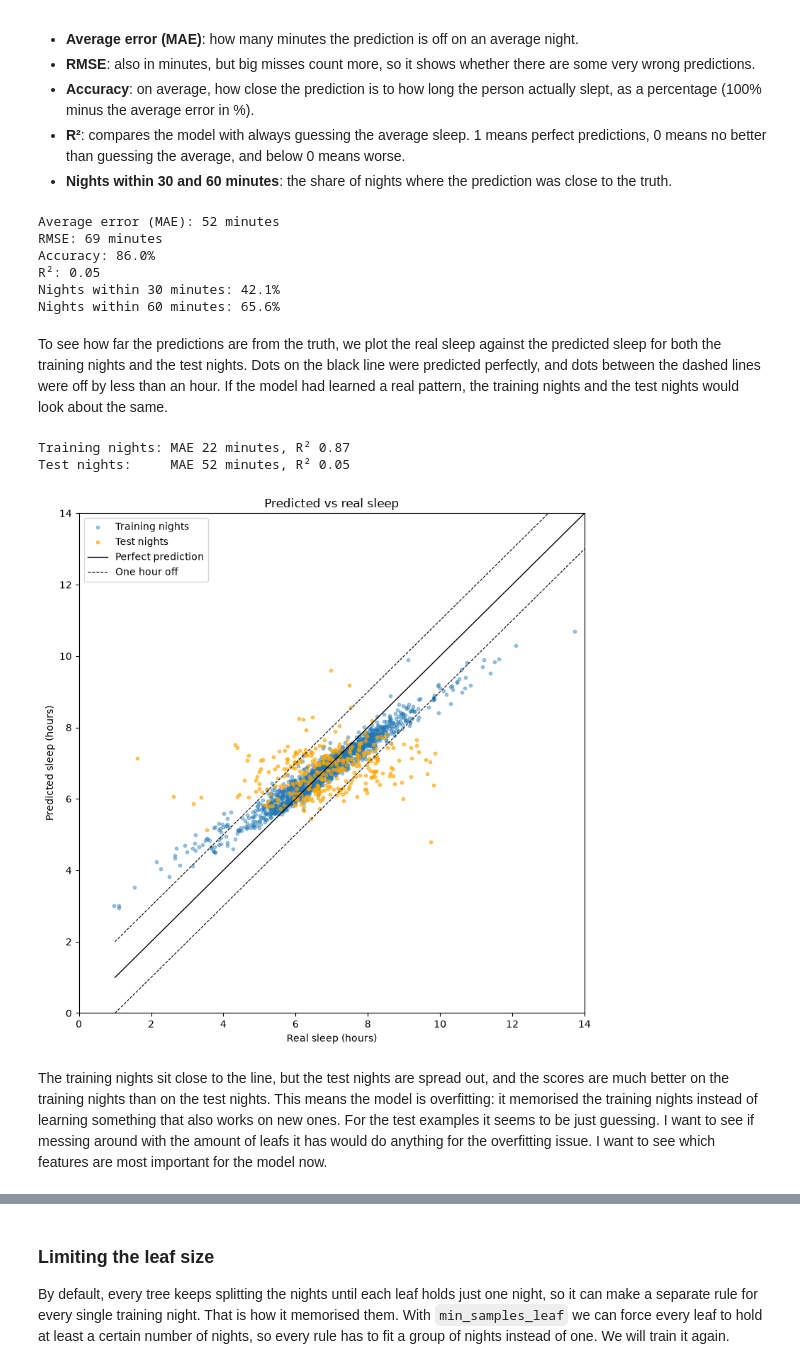
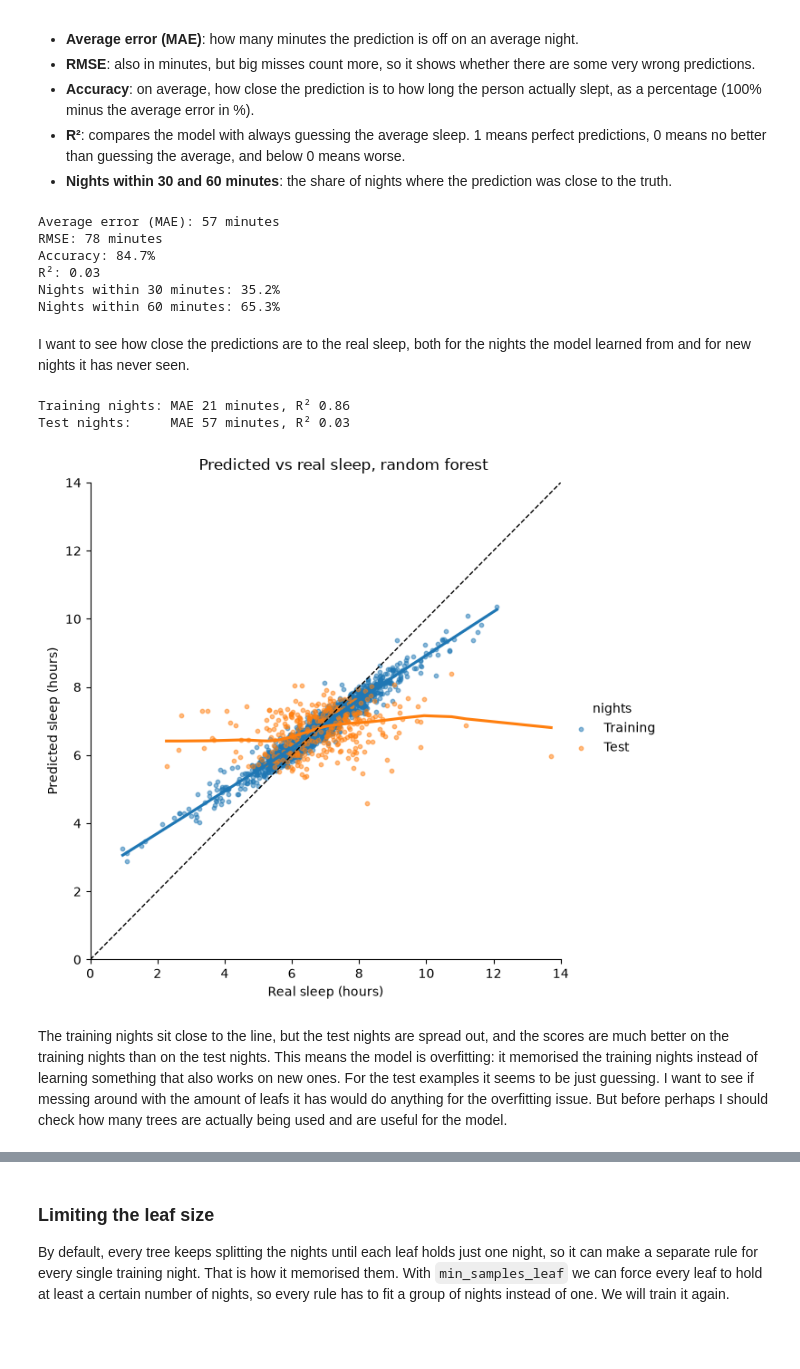
Before and after one commit to krasennnn/sleep-predictor, a Jupyter notebook: 01_explore_and_prepare_data.ipynb, the cells around one changed output, grey strips where cells are left out. Saved outputs shown, nothing was run; the diff lists cells and outputs as text; code cells hidden in the pictures; blank space fills up the shorter version.

Commit message:
Initial models comparison

```diff
--- a/01_explore_and_prepare_data.ipynb
+++ b/01_explore_and_prepare_data.ipynb
@@ -1098,51 +1099,50 @@ def report_scores(model, name):
 
 
 # Train the random forest on the training nights only.
-random_forest = RandomForestRegressor(n_estimators=300, random_state=SEED, n_jobs=-1)
+# After about 100 trees the error stopped going down (see the chart above).
+random_forest = RandomForestRegressor(n_estimators=100, random_state=SEED, n_jobs=-1)
 random_forest.fit(inputs_train, target_train)
 
 report_scores(random_forest, "Random forest")
 # %% [output]
-Average error (MAE): 52 minutes
-RMSE: 69 minutes
-Accuracy: 86.0%
-R²: 0.05
-Nights within 30 minutes: 42.1%
-Nights within 60 minutes: 65.6%
+Average error (MAE): 57 minutes
+RMSE: 78 minutes
+Accuracy: 84.7%
+R²: 0.03
+Nights within 30 minutes: 35.2%
+Nights within 60 minutes: 65.3%
 # %% [markdown]
-To see how far the predictions are from the truth, we plot the real sleep against the predicted sleep for both the training nights and the test nights. Dots on the black line were predicted perfectly, and dots between the dashed lines were off by less than an hour. If the model had learned a real pattern, the training nights and the test nights would look about the same.
+I want to see how close the predictions are to the real sleep, both for the nights the model learned from and for new nights it has never seen.
 # %%
 def compare_train_and_test(model, title):
     """Print the scores on the training and test nights, and plot predicted vs real sleep for both."""
     train_predictions = model.predict(inputs_train)
     test_predictions = model.predict(inputs_test)
 
     print(f"Training nights: MAE {mean_absolute_error(target_train, train_predictions):.0f} minutes, R² {r2_score(target_train, train_predictions):.2f}")
     print(f"Test nights:     MAE {mean_absolute_error(target_test, test_predictions):.0f} minutes, R² {r2_score(target_test, test_predictions):.2f}")
 
-    fig, ax = plt.subplots(figsize=(8, 8))
-    ax.scatter(target_train / 60, train_predictions / 60, s=10, alpha=0.4, label="Training nights")
-    ax.scatter(target_test / 60, test_predictions / 60, s=10, alpha=0.6, color="orange", label="Test nights")
+    # One table with every night, tagged as training or test.
+    nights = pd.concat([
+        pd.DataFrame({"real": target_train / 60, "predicted": train_predictions / 60, "nights": "Training"}),
+        pd.DataFrame({"real": target_test / 60, "predicted": test_predictions / 60, "nights": "Test"}),
+    ])
 
-    # The line where the prediction equals the truth, and one hour off either way.
-    ax.plot([1, 14], [1, 14], color="black", linewidth=1, label="Perfect prediction")
-    ax.plot([1, 14], [2, 15], color="black", linestyle="--", linewidth=0.8, label="One hour off")
-    ax.plot([1, 14], [0, 13], color="black", linestyle="--", linewidth=0.8)
-
-    ax.set_xlim(0, 14)
-    ax.set_ylim(0, 14)
-    ax.set_title(title)
-    ax.set_xlabel("Real sleep (hours)")
-    ax.set_ylabel("Predicted sleep (hours)")
-    ax.legend(loc="upper left")
-    plt.tight_layout()
+    plot = sns.lmplot(
+        data=nights, x="real", y="predicted", hue="nights",
+        lowess=True, height=6, scatter_kws={"s": 10, "alpha": 0.5},
+    )
+    plot.ax.plot([0, 14], [0, 14], color="black", linestyle="--", linewidth=1)
+    plot.set(xlim=(0, 14), ylim=(0, 14))
+    plot.set_axis_labels("Real sleep (hours)", "Predicted sleep (hours)")
+    plot.fig.suptitle(title, y=1.02)
     plt.show()
 
 
-compare_train_and_test(random_forest, "Predicted vs real sleep")
+compare_train_and_test(random_forest, "Predicted vs real sleep, random forest")
 # %% [output]
-Training nights: MAE 22 minutes, R² 0.87
-Test nights:     MAE 52 minutes, R² 0.05
+Training nights: MAE 21 minutes, R² 0.86
+Test nights:     MAE 57 minutes, R² 0.03
-[figure, old version]
+[figure, new version]
 # %% [markdown]
-The training nights sit close to the line, but the test nights are spread out, and the scores are much better on the training nights than on the test nights. This means the model is overfitting: it memorised the training nights instead of learning something that also works on new ones. For the test examples it seems to be just guessing. I want to see if messing around with the amount of leafs it has would do anything for the overfitting issue. I want to see which features are most important for the model now.
+The training nights sit close to the line, but the test nights are spread out, and the scores are much better on the training nights than on the test nights. This means the model is overfitting: it memorised the training nights instead of learning something that also works on new ones. For the test examples it seems to be just guessing. I want to see if messing around with the amount of leafs it has would do anything for the overfitting issue. But before perhaps I should check how many trees are actually being used and are useful for the model.
```
Also changed, not shown: parts of 47 cells of this notebook, 2 other files.
